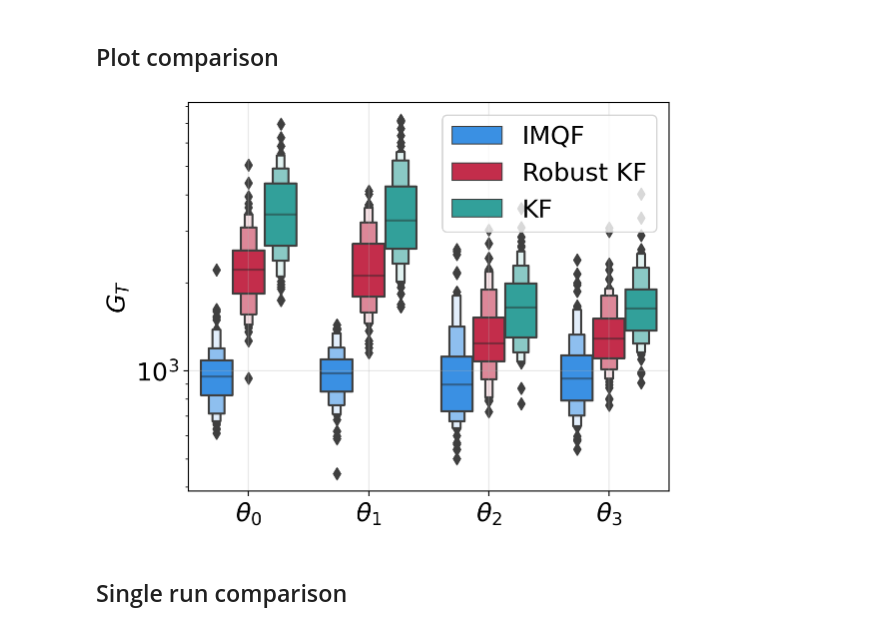
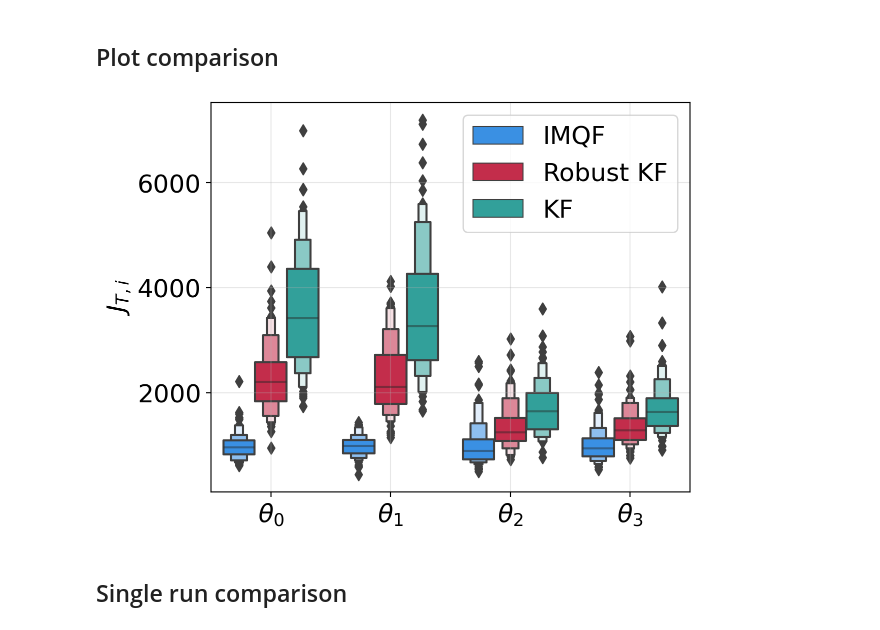
Before and after one commit to gerdm/weighted-likelihood-filter, a Jupyter notebook: experiments/2d-tracking-outlier-covariance.ipynb, the cells around one changed output. Cells and saved outputs as stored; diff of their text form; code cells hidden in the pictures.

```diff
--- a/experiments/2d-tracking-outlier-covariance.ipynb
+++ b/experiments/2d-tracking-outlier-covariance.ipynb
@@ -242,20 +242,20 @@ diff_df["state"] = diff_df["state"].apply(lambda x: rf"$\theta_{x}$")
 # %%
 sns.boxenplot(
     y="error",
     x="state",
     hue="method",
     data=diff_df,
     palette=cmap,
 )
 plt.legend()
 plt.xlabel("")
-plt.ylabel("$G_T$")
+plt.ylabel("$J_{T,i}$")
 plt.grid(alpha=0.3)
 plt.tight_layout()
-plt.yscale("log")
+# plt.yscale("log")
 plt.savefig("./figures/2d-ssm-comparison-outlier-covariance.pdf")
 # %% [output]
-[figure, old version]
+[figure, new version]
 # %% [markdown]
 ## Single run comparison
 # %%
```
Also changed, not shown: parts of 3 cells of this notebook, 1 other file.
